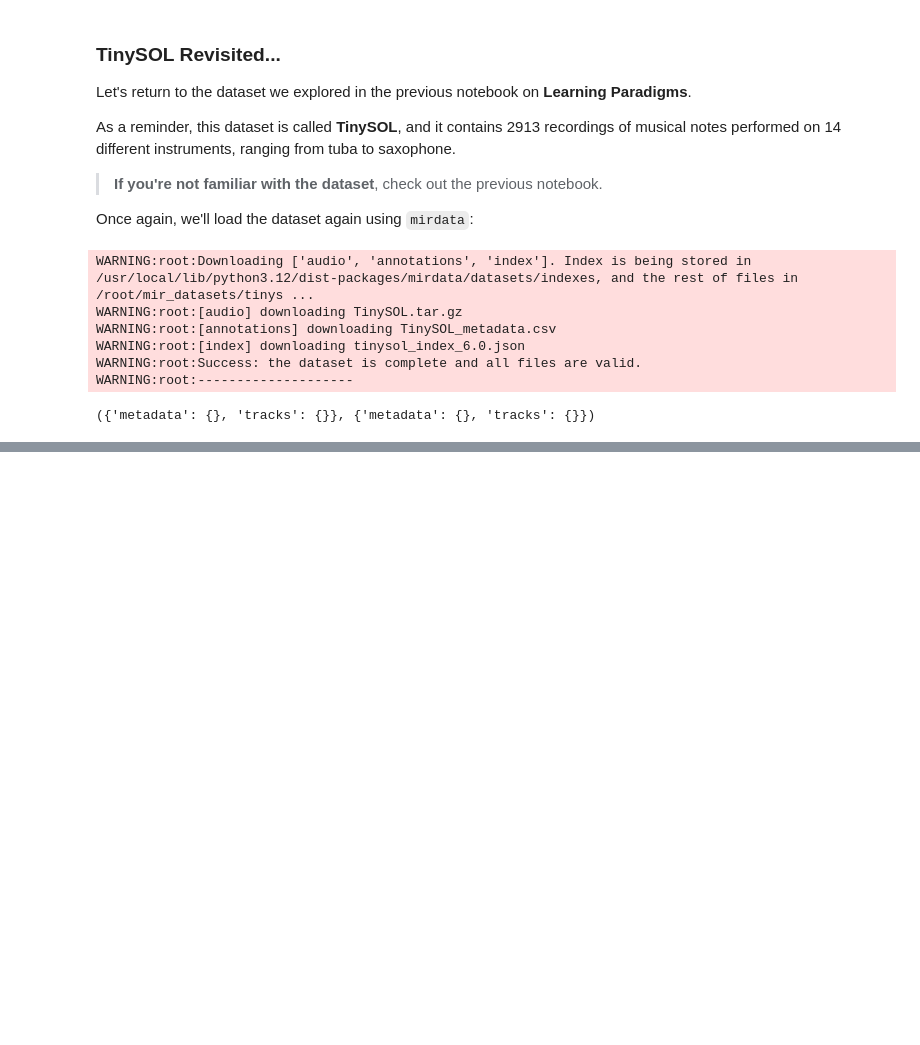
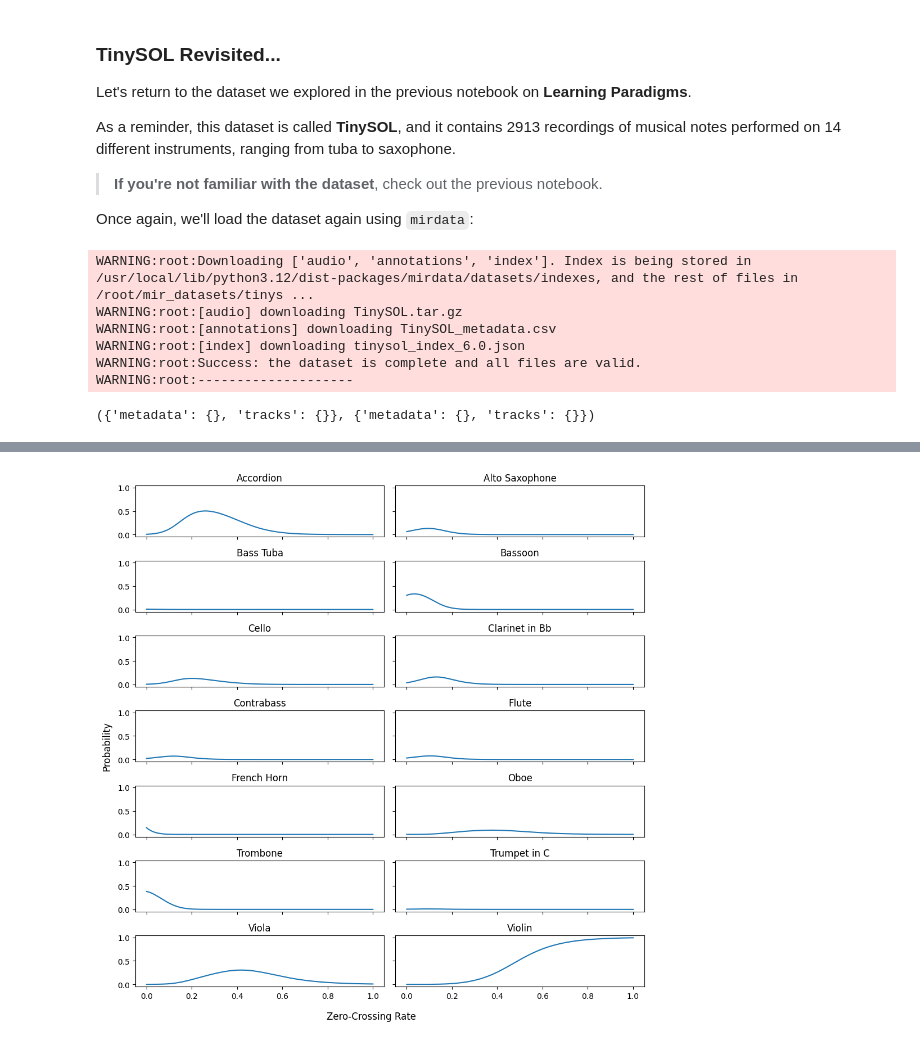
Before and after one commit to musicinformationretrieval/epsrc-ai-pipeline, a Jupyter notebook: 3_evaluation_interpretability.ipynb, the cells around one changed output, grey strips where cells are left out. Saved outputs shown, nothing was run; the diff lists cells and outputs as text; code cells hidden in the pictures; blank space fills up the shorter version.

```diff
--- a/3_evaluation_interpretability.ipynb
+++ b/3_evaluation_interpretability.ipynb
@@ -636,0 +1084,40 @@ print(norm_feature_matrix.shape)
+# %%
+# Copy the tensor so we don't effect the underlying data
+X_test_tensor_copy = X_test_tensor.clone()
+
+# Create a uniform range between 0 and 1 and set to the target feature
+x_ = torch.linspace(0, 1, X_test_tensor_copy.shape[0])
+X_test_tensor_copy[:, 5] = x_
+
+# Set all other features to their mean
+for feat_idx in range(5):
+    X_test_tensor_copy[:, feat_idx] = X_test_tensor_copy[:, feat_idx].mean()
+
+# Compute logits for all items
+with torch.no_grad():
+    logits_mean = torch_model(X_test_tensor_copy)
+
+# Softmax the logits for interpretability
+smax = torch.nn.functional.softmax(logits_mean, dim=1)
+
+# Construct plots
+unique_classes = np.unique(y_test)
+fig, ax = plt.subplots(
+    nrows=unique_classes.shape[0] // 2,
+    ncols=2,
+    figsize=(10, 10),
+    sharex=True,
+    sharey=True
+)
+
+# Iterate through all classes and plot for this feature
+for ax_, cls_idx in zip(ax.flatten(), range(smax.shape[1])):
+    ax_.plot(x_, smax[:, cls_idx])
+    ax_.set(xlabel="", ylabel="", title=unique_classes[cls_idx])
+
+fig.supxlabel("Zero-Crossing Rate")
+fig.supylabel("Probability")
+plt.tight_layout()
+plt.show()
+# %% [output]
+[figure, added]
```
Also changed, not shown: parts of 41 cells of this notebook.
